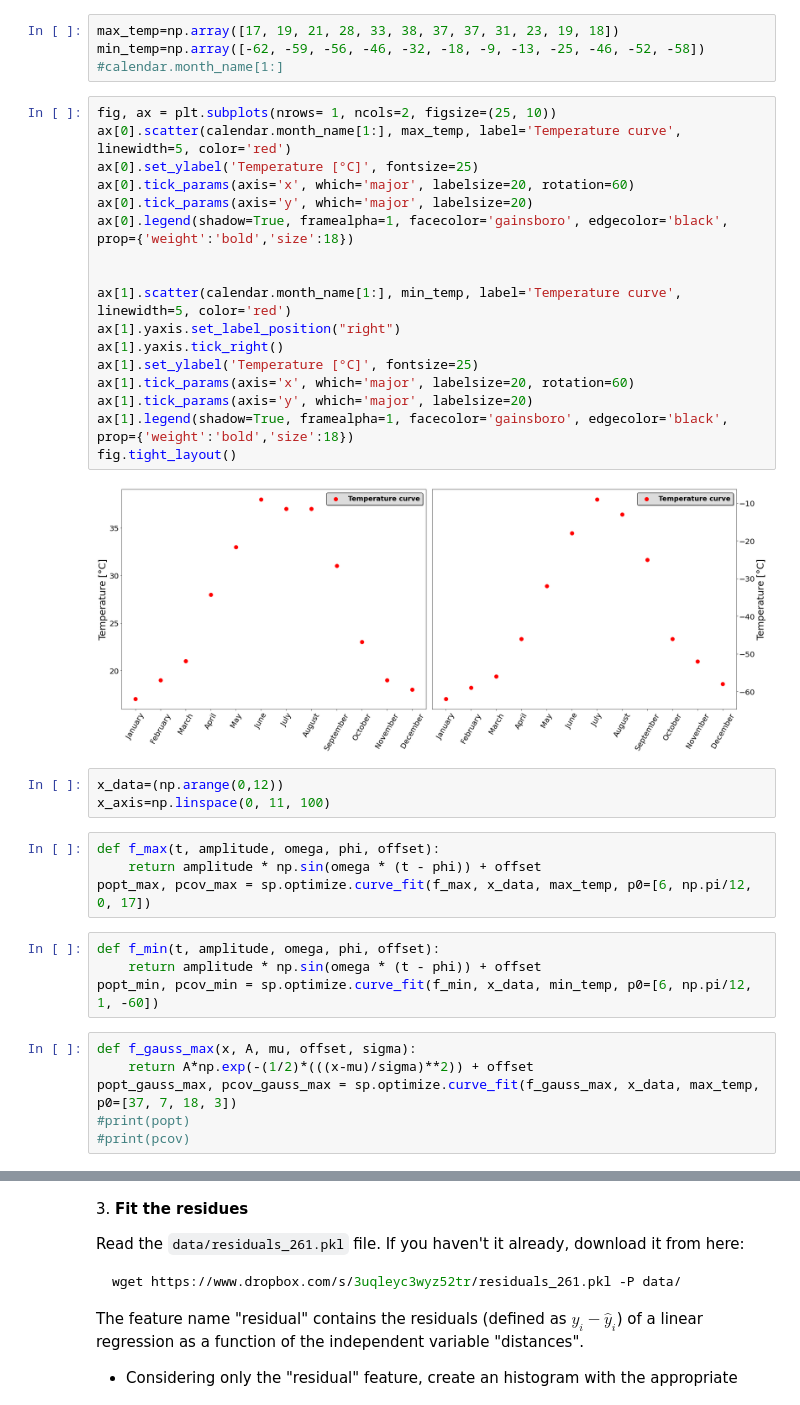
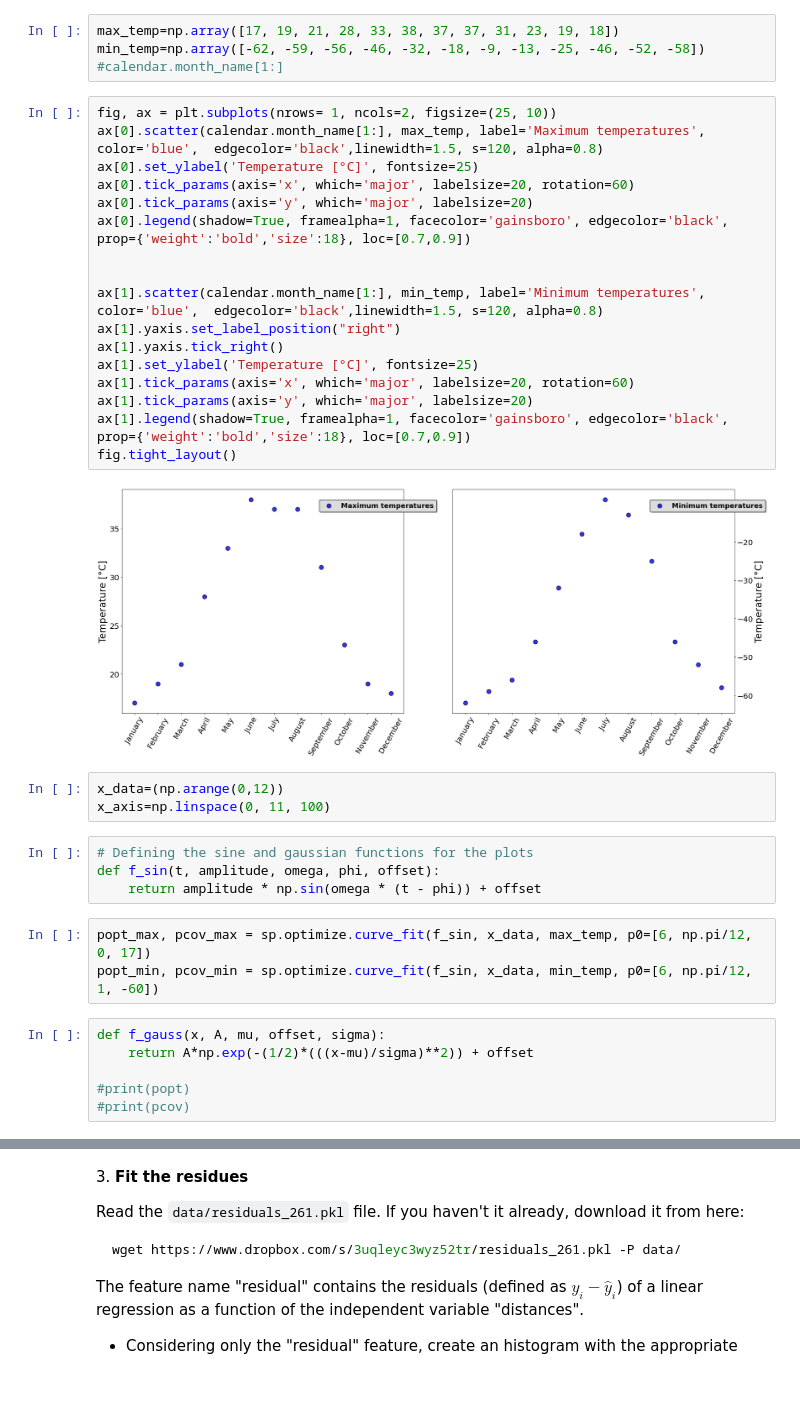
Before and after one commit to tommasoamico/LaboratoryOfComputationalPhysics_Y4, a Jupyter notebook: 08ex_fitting.ipynb, the cells around one changed output, grey strips where cells are left out. Saved outputs shown, nothing was run; the diff lists cells and outputs as text.

```diff
--- a/08ex_fitting.ipynb
+++ b/08ex_fitting.ipynb
@@ -168,37 +173,36 @@ min_temp=np.array([-62, -59, -56, -46, -32, -18, -9, -13, -25, -46, -52, -58])
 #calendar.month_name[1:]
 # %%
 fig, ax = plt.subplots(nrows= 1, ncols=2, figsize=(25, 10))
-ax[0].scatter(calendar.month_name[1:], max_temp, label='Temperature curve', linewidth=5, color='red')
+ax[0].scatter(calendar.month_name[1:], max_temp, label='Maximum temperatures',  color='blue',  edgecolor='black',linewidth=1.5, s=120, alpha=0.8)
 ax[0].set_ylabel('Temperature [°C]', fontsize=25)
 ax[0].tick_params(axis='x', which='major', labelsize=20, rotation=60)
 ax[0].tick_params(axis='y', which='major', labelsize=20)
-ax[0].legend(shadow=True, framealpha=1, facecolor='gainsboro', edgecolor='black', prop={'weight':'bold','size':18})
+ax[0].legend(shadow=True, framealpha=1, facecolor='gainsboro', edgecolor='black', prop={'weight':'bold','size':18}, loc=[0.7,0.9])
 
 
-ax[1].scatter(calendar.month_name[1:], min_temp, label='Temperature curve', linewidth=5, color='red')
+ax[1].scatter(calendar.month_name[1:], min_temp, label='Minimum temperatures',  color='blue',  edgecolor='black',linewidth=1.5, s=120, alpha=0.8)
 ax[1].yaxis.set_label_position("right")
 ax[1].yaxis.tick_right()
 ax[1].set_ylabel('Temperature [°C]', fontsize=25)
 ax[1].tick_params(axis='x', which='major', labelsize=20, rotation=60)
 ax[1].tick_params(axis='y', which='major', labelsize=20)
-ax[1].legend(shadow=True, framealpha=1, facecolor='gainsboro', edgecolor='black', prop={'weight':'bold','size':18})
+ax[1].legend(shadow=True, framealpha=1, facecolor='gainsboro', edgecolor='black', prop={'weight':'bold','size':18}, loc=[0.7,0.9])
 fig.tight_layout()
 # %% [output]
-[figure, old version]
+[figure, new version]
 # %%
 x_data=(np.arange(0,12))
 x_axis=np.linspace(0, 11, 100)
 # %%
-def f_max(t, amplitude, omega, phi, offset):
+# Defining the sine and gaussian functions for the plots
+def f_sin(t, amplitude, omega, phi, offset):
     return amplitude * np.sin(omega * (t - phi)) + offset
-popt_max, pcov_max = sp.optimize.curve_fit(f_max, x_data, max_temp, p0=[6, np.pi/12, 0, 17])
 # %%
-def f_min(t, amplitude, omega, phi, offset):
-    return amplitude * np.sin(omega * (t - phi)) + offset
-popt_min, pcov_min = sp.optimize.curve_fit(f_min, x_data, min_temp, p0=[6, np.pi/12, 1, -60])
+popt_max, pcov_max = sp.optimize.curve_fit(f_sin, x_data, max_temp, p0=[6, np.pi/12, 0, 17])
+popt_min, pcov_min = sp.optimize.curve_fit(f_sin, x_data, min_temp, p0=[6, np.pi/12, 1, -60])
 # %%
-def f_gauss_max(x, A, mu, offset, sigma):
+def f_gauss(x, A, mu, offset, sigma):
     return A*np.exp(-(1/2)*(((x-mu)/sigma)**2)) + offset
-popt_gauss_max, pcov_gauss_max = sp.optimize.curve_fit(f_gauss_max, x_data, max_temp, p0=[37, 7, 18, 3])
+
 #print(popt)
 #print(pcov)
```
Also changed, not shown: parts of 25 cells of this notebook.
